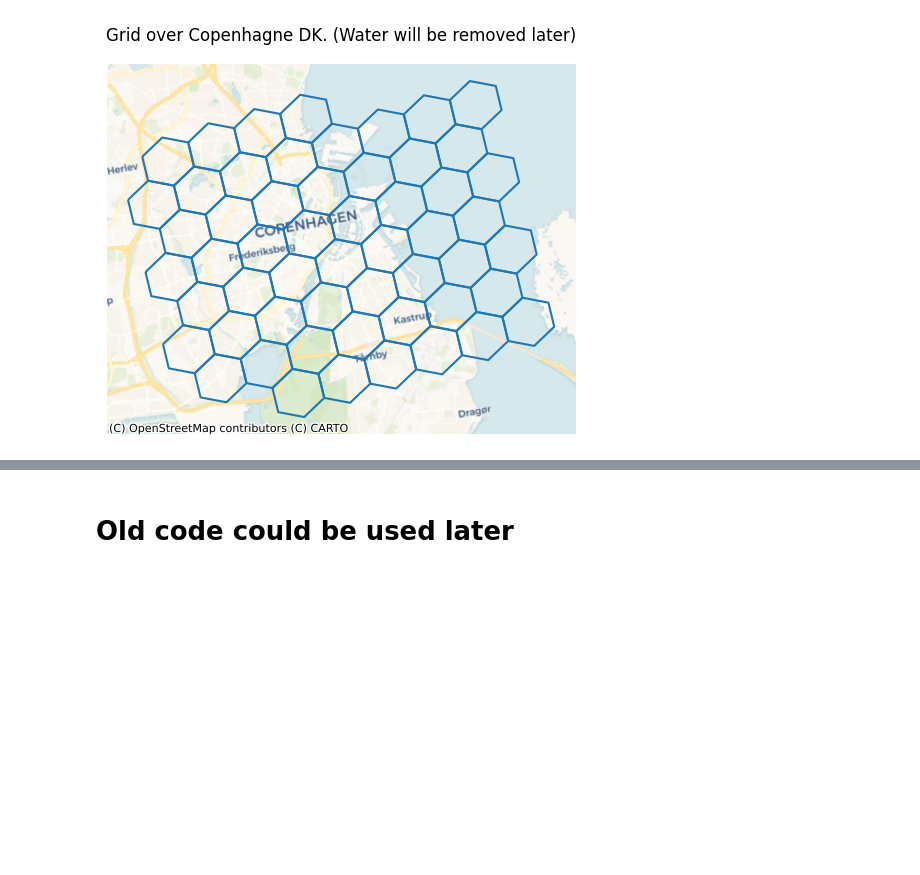
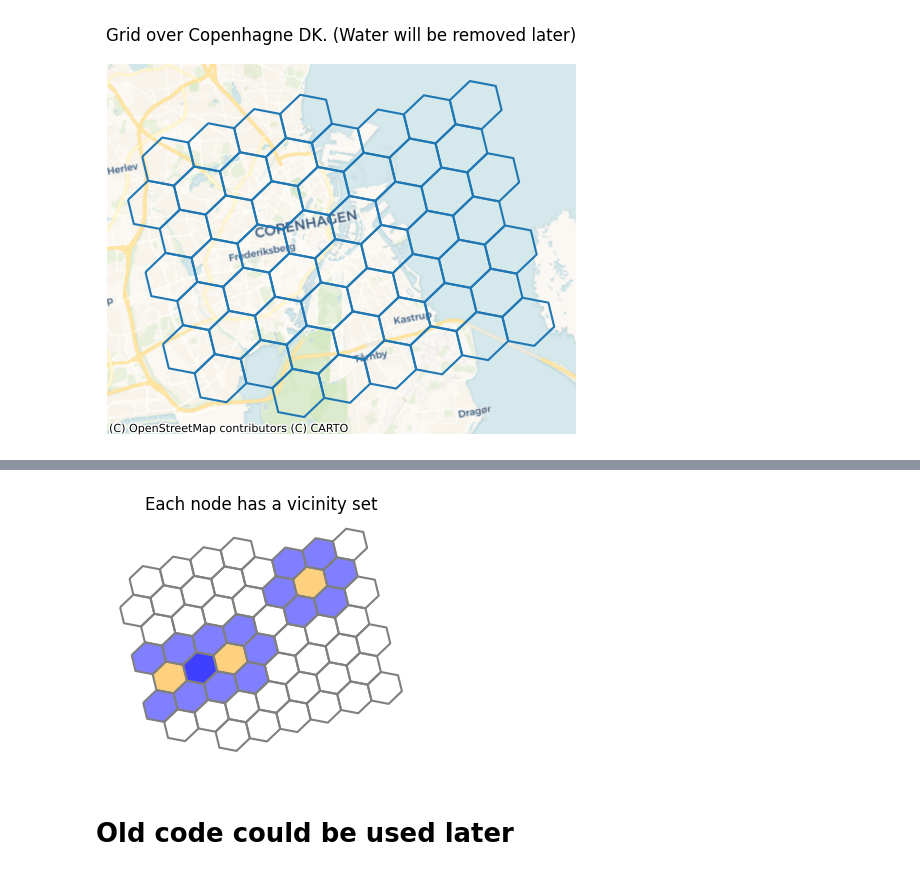
Before and after one commit to jevgbur/Genetic-algorithms-metro-optimization, a Jupyter notebook: basic_genetic/GA_Hexagon_V1.ipynb, the cells around one changed output, grey strips where cells are left out. Cells and saved outputs as stored; diff of their text form; code cells hidden in the pictures; blank space fills up the shorter version.

```diff
--- a/basic_genetic/GA_Hexagon_V1.ipynb
+++ b/basic_genetic/GA_Hexagon_V1.ipynb
@@ -203,0 +217,17 @@ pointes_weighted
+# %%
+mytree = grid.sindex
+grid["vicinity"] = grid.apply(
+    lambda x: [int(m) for m in mytree.query(x.geometry, predicate = "touches")],
+    axis = 1
+)
+# %%
+fig, ax = plt.subplots(1,1, figsize = (4,4))
+grid.boundary.plot(ax=ax, color = "grey")
+for i in [0,2,21]:
+    grid[grid.cell_id==i].plot(ax=ax, color = "orange", alpha = 0.5)
+    grid[grid.cell_id.isin(grid.loc[grid.cell_id==i, "vicinity"].values[0])].plot(ax=ax, color = "blue", alpha = 0.5)
+ax.set_axis_off()
+ax.set_title("Each node has a vicinity set")
+plt.show()
+# %% [output]
+[figure, added]
```
Also changed, not shown: parts of 6 cells of this notebook, 1 other file.
